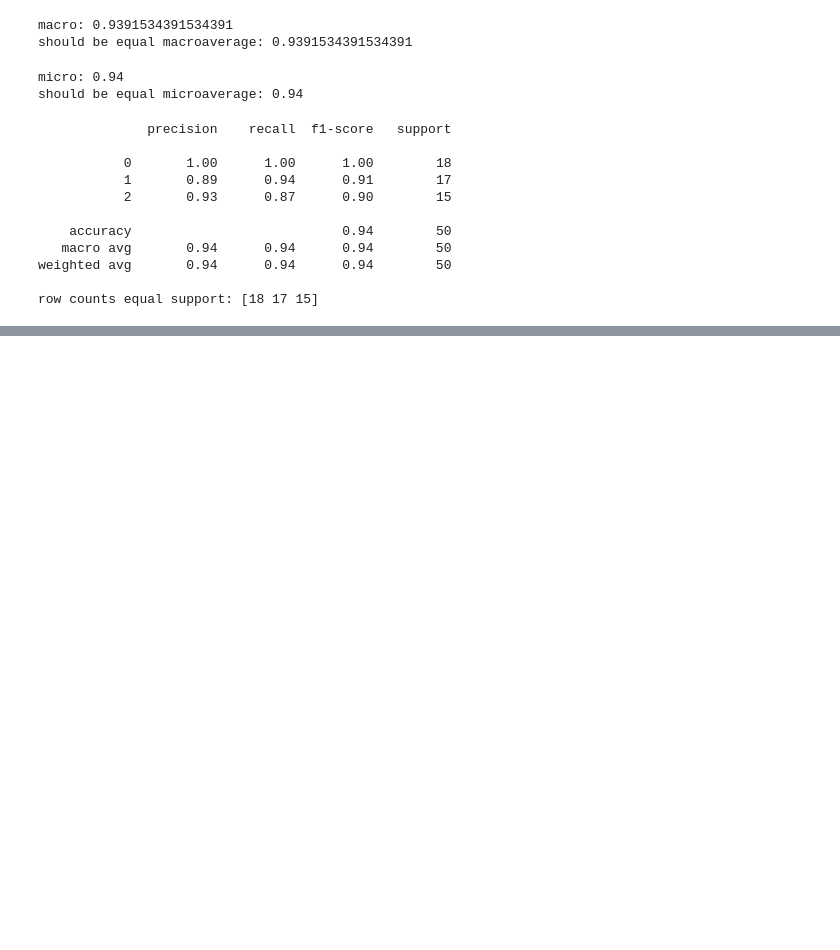
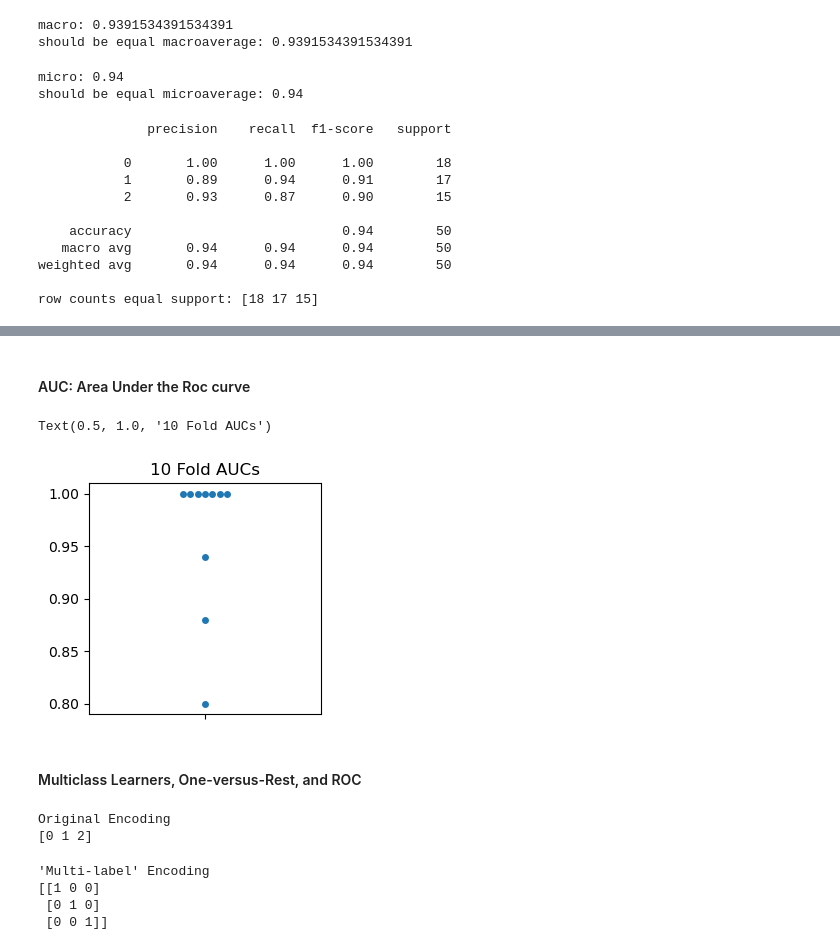
Before and after one commit to ritikb96/MLWPY, a Jupyter notebook: 5_Evaluating_Classifiers.ipynb, the cells around one changed output, grey strips where cells are left out. Cells and saved outputs as stored; diff of their text form; code cells hidden in the pictures; blank space fills up the shorter version.

Commit message:
Added Multiclass classification, ROC, AUC to chapter 5

```diff
--- a/5_Evaluating_Classifiers.ipynb
+++ b/5_Evaluating_Classifiers.ipynb
@@ -156,0 +241,29 @@ row counts equal support: [18 17 15]
+# %% [markdown]
+#### AUC: Area Under the Roc curve
+# %%
+knn = neighbors.KNeighborsClassifier(3)
+ax, fig = plt.subplots(1,1,figsize=(3,3))
+cv_auc = skms.cross_val_score(knn,iris.data,iris.target==1,cv=10,scoring='roc_auc')
+
+ax = sns.swarmplot(cv_auc,orient='v')
+ax.set_title('10 Fold AUCs')
+# %% [output]
+Text(0.5, 1.0, '10 Fold AUCs')
+[figure, added]
+# %% [markdown]
+#### Multiclass Learners, One-versus-Rest, and ROC
+# %%
+checkout = [0,50,100]
+print("Original Encoding")
+print(iris.target[checkout])
+# %% [output]
+Original Encoding
+[0 1 2]
+# %%
+print("'Multi-label' Encoding")
+print(skpre.label_binarize(iris.target, classes=[0,1,2])[checkout])
+# %% [output]
+'Multi-label' Encoding
+[[1 0 0]
+ [0 1 0]
+ [0 0 1]]
```
Also changed, not shown: parts of 9 cells of this notebook.
